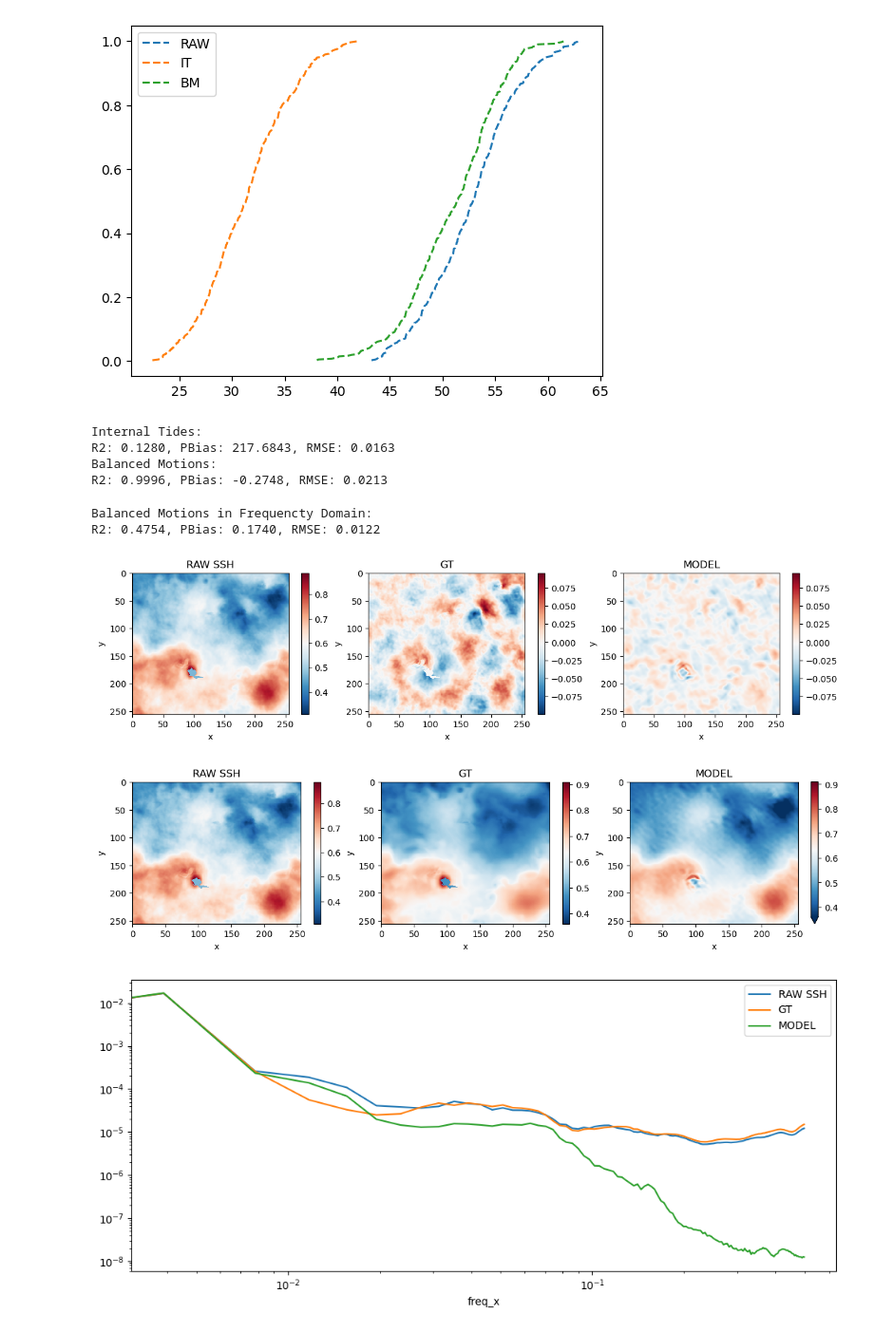
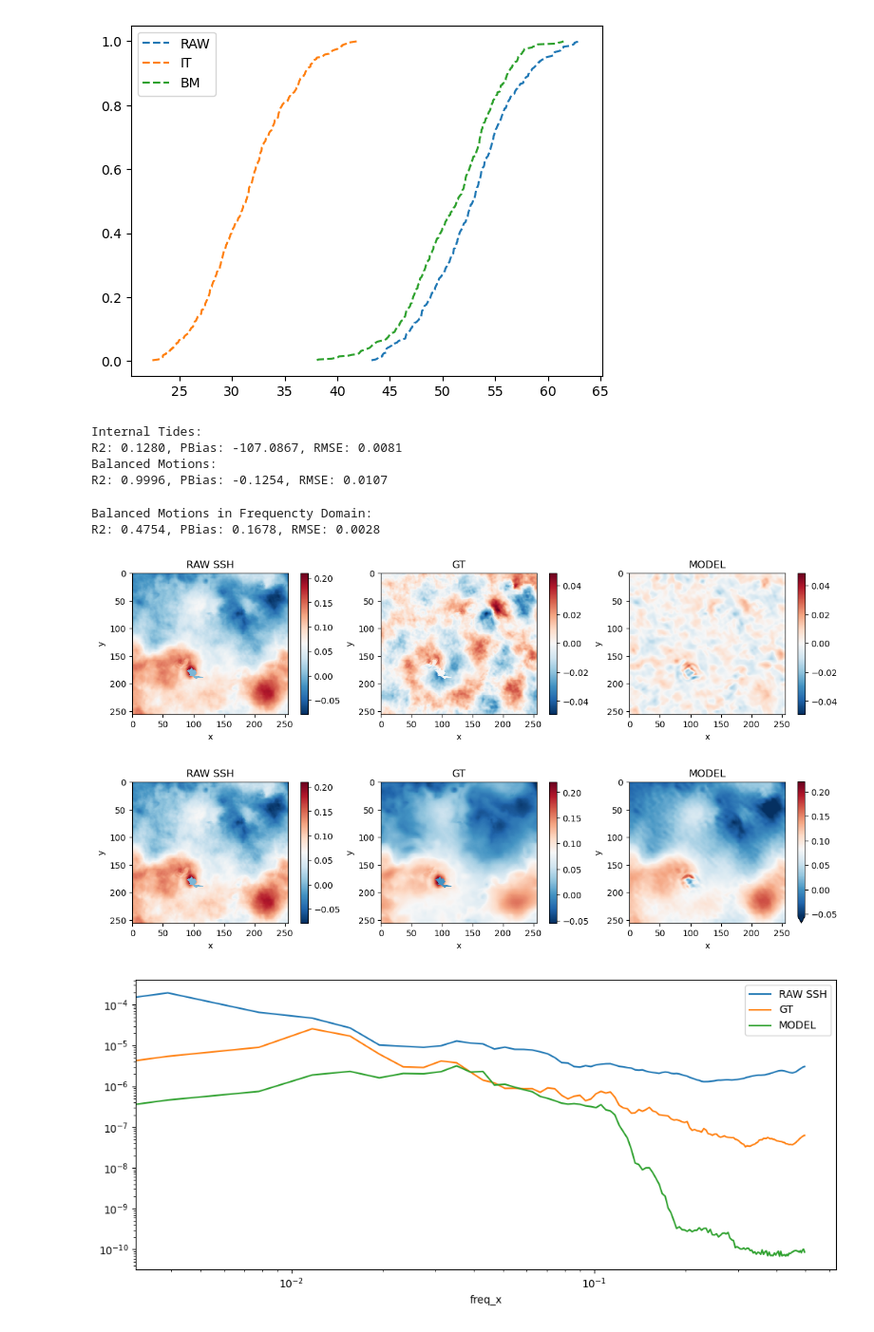
Before and after one commit to smhassanerfani/leap_momentum, a Jupyter notebook: 01-CNN.ipynb, the cells around one changed output. Shown at 95% size. Drawn from its saved outputs; the diff is of its cells as text; code cells hidden in the pictures.

```diff
--- a/01-CNN.ipynb
+++ b/01-CNN.ipynb
@@ -272,13 +272,13 @@ ECDF(RAW=psnr(inps, tars2), IT=psnr(tars1, gens1), BM=psnr(tars2, gens2))
 # %% [output]
 [figure]
 # %%
-inps = inps + 1 / 2
+inps = (inps + 1) / 2
 
-tars1 = tars1 + 1 / 2
-tars2 = tars2 + 1 / 2
+tars1 = (tars1 + 1) / 2
+tars2 = (tars2 + 1) / 2
 
-gens1 = gens1 + 1 / 2
-gens2 = gens2 + 1 / 2
+gens1 = (gens1 + 1) / 2
+gens2 = (gens2 + 1) / 2
 
 inps = inps * (dataset.transform_dict['inputs'][1] - dataset.transform_dict['inputs'][0]) + dataset.transform_dict['inputs'][0]
 
@@ -303,9 +303,9 @@ print('Balanced Motions:')
 print(f'R2: {r2:.4f}, PBias: {pbias:.4f}, RMSE: {mse:.4f}')
 # %% [output]
 Internal Tides:
-R2: 0.1280, PBias: 217.6843, RMSE: 0.0163
+R2: 0.1280, PBias: -107.0867, RMSE: 0.0081
 Balanced Motions:
-R2: 0.9996, PBias: -0.2748, RMSE: 0.0213
+R2: 0.9996, PBias: -0.1254, RMSE: 0.0107
 # %%
 da_rw = xr.DataArray(inps.squeeze(), dims=['z', 'x', 'y'])
 da_gt = xr.DataArray(tars2.squeeze(), dims=['z', 'x', 'y'])
@@ -323,34 +323,34 @@ print('Balanced Motions in Frequencty Domain:')
 print(f'R2: {r2:.4f}, PBias: {pbias:.4f}, RMSE: {mse:.4f}')
 # %% [output]
 Balanced Motions in Frequencty Domain:
-R2: 0.4754, PBias: 0.1740, RMSE: 0.0122
+R2: 0.4754, PBias: 0.1678, RMSE: 0.0028
 # %%
 idx = 5
 plot_examples(inps[idx], tars1[idx], gens1[idx])
 plot_examples(inps[idx], tars2[idx], gens2[idx])
 # %% [output]
-[figure, old version]
+[figure, new version]
-[figure, old version]
+[figure, new version]
 # %%
 fig, ax = plt.subplots(figsize=(12, 5))
 
 da_rw = xr.DataArray(inps[idx].squeeze(), dims=['x', 'y'])
-da_gt = xr.DataArray(tars2[idx].squeeze(), dims=['x', 'y'])
-da_gn = xr.DataArray(gens2[idx].squeeze(), dims=['x', 'y'])
+da_gt = xr.DataArray(tars1[idx].squeeze(), dims=['x', 'y'])
+da_gn = xr.DataArray(gens1[idx].squeeze(), dims=['x', 'y'])
 
 
 ps_rw = xrft.power_spectrum(da_rw, 'x', window='hamming').rename('rw')
 ps_gt = xrft.power_spectrum(da_gt, 'x', window='hamming').rename('gt')
 ps_gn = xrft.power_spectrum(da_gn, 'x', window='hamming').rename('gn')
 
 (ps_rw * ps_rw.freq_x).mean('y').plot(label='RAW SSH', ax=ax)
 (ps_gt * ps_gt.freq_x).mean('y').plot(label='GT', ax=ax)
 (ps_gn * ps_gn.freq_x).mean('y').plot(label='MODEL', ax=ax)
 
 plt.xscale('log')
 plt.yscale('log')
 
 plt.legend()
 plt.show()
 # %% [output]
-[figure, old version]
+[figure, new version]
```
